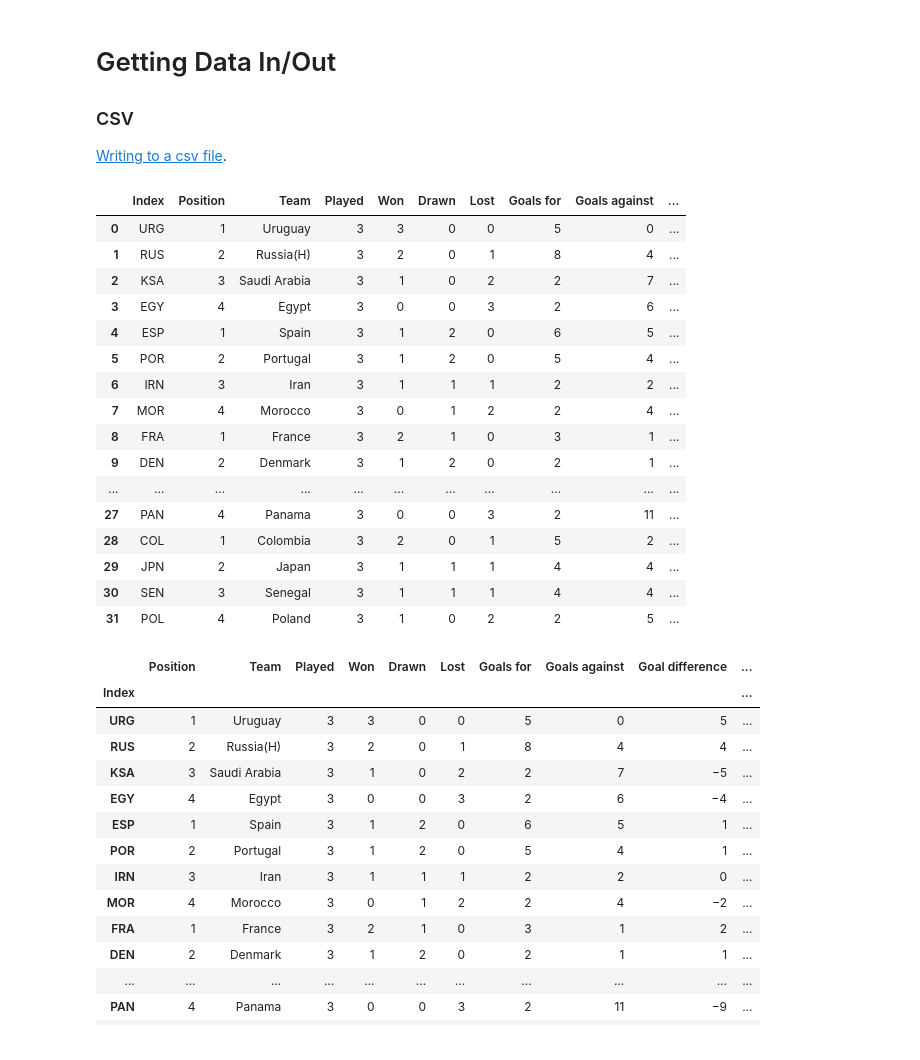
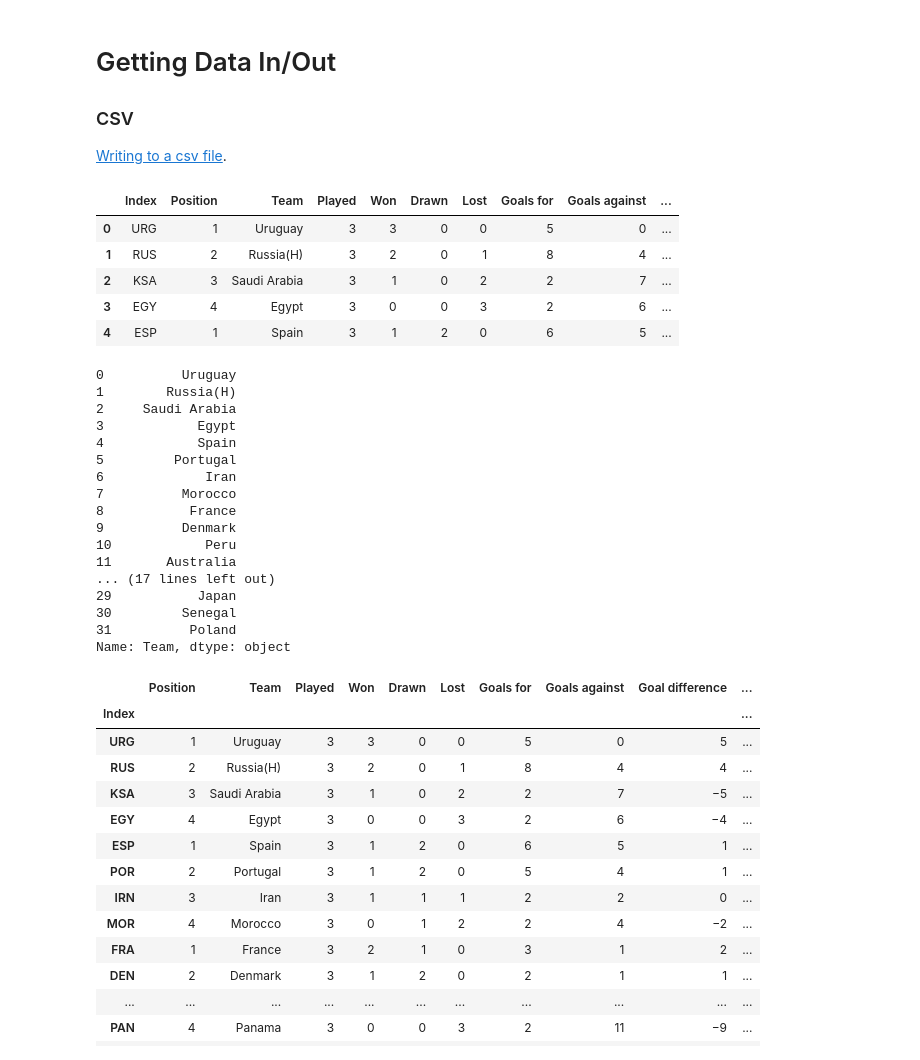
Before and after one commit to DSIG-NITC/Sesssion-1-Intro-to-data-science, a Jupyter notebook: pandaIntro.ipynb, the cells around one changed output. Drawn from its saved outputs; the diff is of its cells as text; code cells hidden in the pictures.

```diff
--- a/pandaIntro.ipynb
+++ b/pandaIntro.ipynb
@@ -642,23 +644,34 @@ df.to_csv('data/fifa.csv')
 # %%
-pd.read_csv('data/fifa.csv')
+df = pd.read_csv('data/fifa.csv')
-# %% [output]
-|  | Index | Position | Team | Played | Won | Drawn | Lost | Goals for | Goals against | ... |
-| 0 | URG | 1 | Uruguay | 3 | 3 | 0 | 0 | 5 | 0 | ... |
-| 1 | RUS | 2 | Russia(H) | 3 | 2 | 0 | 1 | 8 | 4 | ... |
-| 2 | KSA | 3 | Saudi Arabia | 3 | 1 | 0 | 2 | 2 | 7 | ... |
-| 3 | EGY | 4 | Egypt | 3 | 0 | 0 | 3 | 2 | 6 | ... |
-| 4 | ESP | 1 | Spain | 3 | 1 | 2 | 0 | 6 | 5 | ... |
-| 5 | POR | 2 | Portugal | 3 | 1 | 2 | 0 | 5 | 4 | ... |
-| 6 | IRN | 3 | Iran | 3 | 1 | 1 | 1 | 2 | 2 | ... |
-| 7 | MOR | 4 | Morocco | 3 | 0 | 1 | 2 | 2 | 4 | ... |
-| 8 | FRA | 1 | France | 3 | 2 | 1 | 0 | 3 | 1 | ... |
-| 9 | DEN | 2 | Denmark | 3 | 1 | 2 | 0 | 2 | 1 | ... |
-| ... | ... | ... | ... | ... | ... | ... | ... | ... | ... | ... |
-| 27 | PAN | 4 | Panama | 3 | 0 | 0 | 3 | 2 | 11 | ... |
-| 28 | COL | 1 | Colombia | 3 | 2 | 0 | 1 | 5 | 2 | ... |
-| 29 | JPN | 2 | Japan | 3 | 1 | 1 | 1 | 4 | 4 | ... |
-| 30 | SEN | 3 | Senegal | 3 | 1 | 1 | 1 | 4 | 4 | ... |
-| 31 | POL | 4 | Poland | 3 | 1 | 0 | 2 | 2 | 5 | ... |
+# %%
+df.head()
+# %% [output]
+|  | Index | Position | Team | Played | Won | Drawn | Lost | Goals for | Goals against | ... |
+| 0 | URG | 1 | Uruguay | 3 | 3 | 0 | 0 | 5 | 0 | ... |
+| 1 | RUS | 2 | Russia(H) | 3 | 2 | 0 | 1 | 8 | 4 | ... |
+| 2 | KSA | 3 | Saudi Arabia | 3 | 1 | 0 | 2 | 2 | 7 | ... |
+| 3 | EGY | 4 | Egypt | 3 | 0 | 0 | 3 | 2 | 6 | ... |
+| 4 | ESP | 1 | Spain | 3 | 1 | 2 | 0 | 6 | 5 | ... |
+# %%
+df['Team']
+# %% [output]
+0          Uruguay
+1        Russia(H)
+2     Saudi Arabia
+3            Egypt
+4            Spain
+5         Portugal
+6             Iran
+7          Morocco
+8           France
+9          Denmark
+10            Peru
+11       Australia
+... (17 lines left out)
+29           Japan
+30         Senegal
+31          Poland
+Name: Team, dtype: object
 # %%
 pd.read_csv('data/fifa.csv', index_col=0)
 # %% [output]
```
Also changed, not shown: parts of 3 cells of this notebook.
